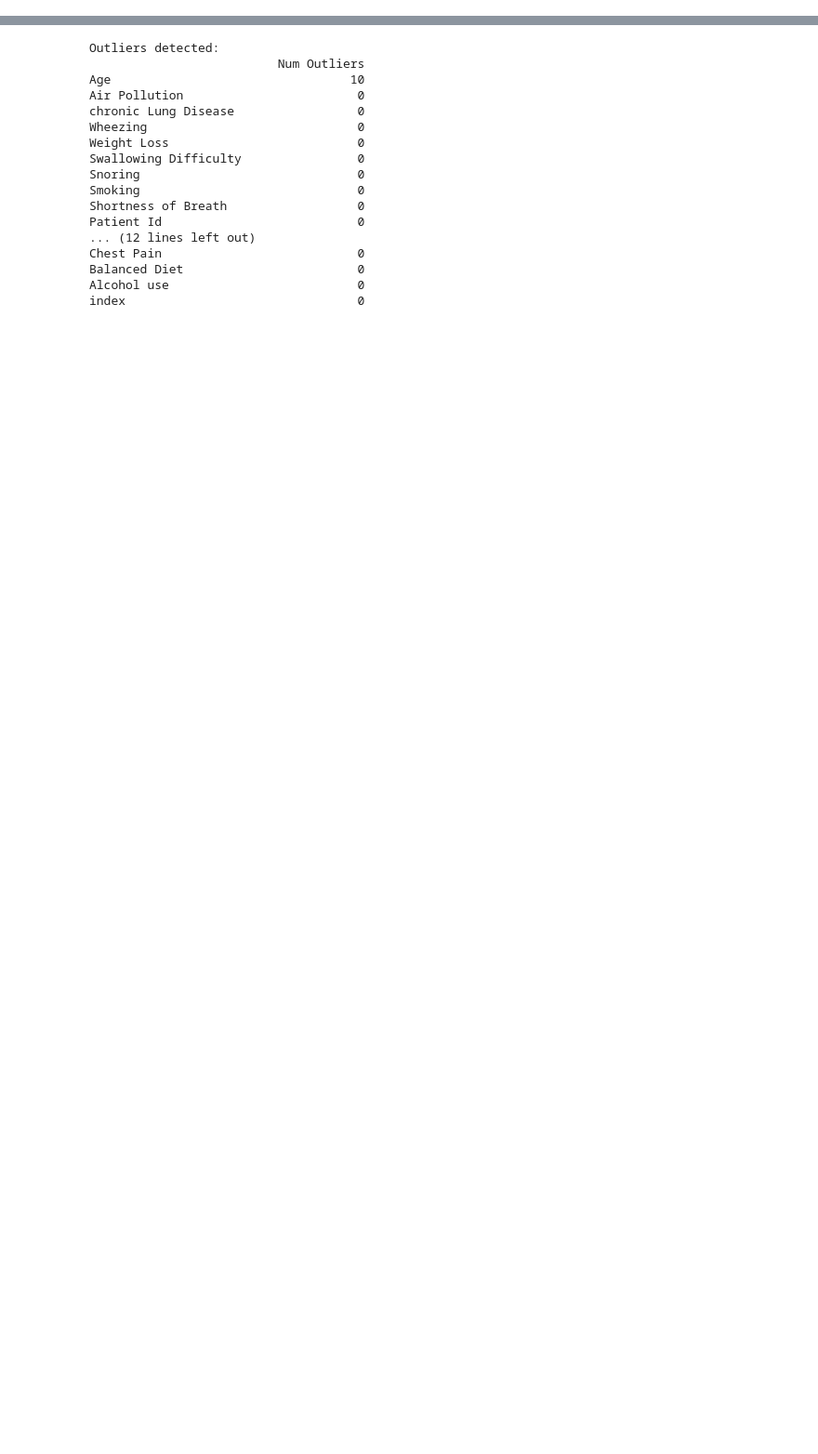
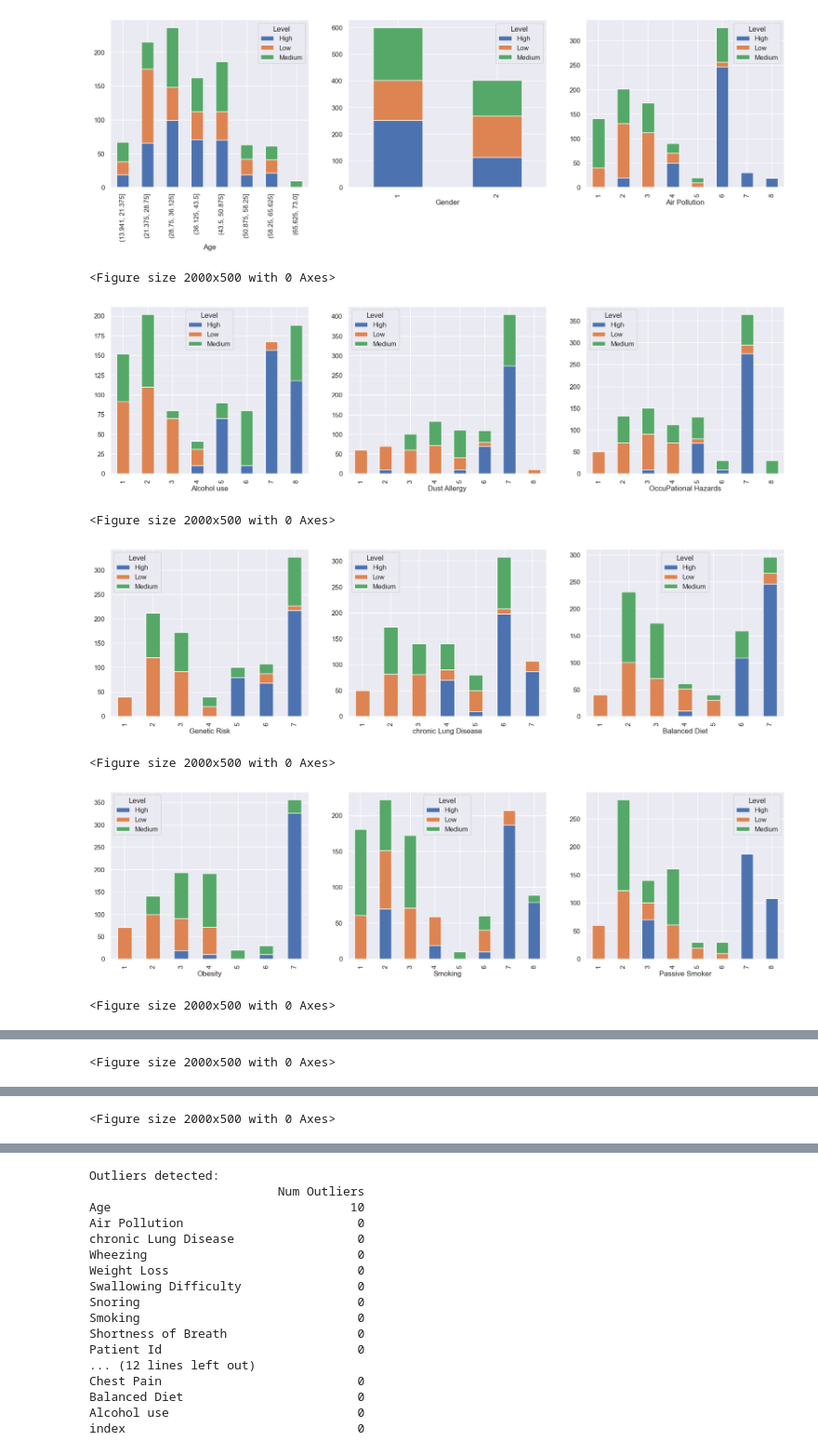
Before and after one commit to brysonbarth/DAAN_888_G5, a Jupyter notebook: DAAN_888_G5_Code.ipynb, the cells around one changed output, grey strips where cells are left out. Shown at 93% size. Saved outputs shown, nothing was run; the diff lists cells and outputs as text; code cells hidden in the pictures; blank space fills up the shorter version.

```diff
--- a/DAAN_888_G5_Code.ipynb
+++ b/DAAN_888_G5_Code.ipynb
@@ -104,0 +163,75 @@ See the caveats in the documentation: https://pandas.pydata.org/pandas-docs/stab
+# %%
+# Stacked Bar Charts Showing the distribution of Level
+binned_df = df.copy()
+binned_df['Age'] = pd.cut(binned_df['Age'], 8)
+sns.set(rc={'figure.figsize':(20,5)})
+fig, ax =plt.subplots(1,3)
+binned_df.groupby('Age')['Level'].value_counts().unstack().plot(kind='bar', stacked=True,ax=ax[0])
+binned_df.groupby('Gender')['Level'].value_counts().unstack().plot(kind='bar',stacked=True,ax=ax[1])
+binned_df.groupby('Air Pollution')['Level'].value_counts().unstack().plot(kind='bar',stacked=True, ax=ax[2])
+plt.show()
+plt.savefig('Graphs\StkBr_Age_Gender_Pollution.png')
+
+sns.set(rc={'figure.figsize':(20,5)})
+fig, ax =plt.subplots(1,3)
+binned_df.groupby('Alcohol use')['Level'].value_counts().unstack().plot(kind='bar', stacked=True,ax=ax[0])
+binned_df.groupby('Dust Allergy')['Level'].value_counts().unstack().plot(kind='bar',stacked=True,ax=ax[1])
+binned_df.groupby('OccuPational Hazards')['Level'].value_counts().unstack().plot(kind='bar',stacked=True, ax=ax[2])
+plt.show()
+plt.savefig('Graphs\StkBr_Alc_Dust_Hazards.png')
+
+sns.set(rc={'figure.figsize':(20,5)})
+fig, ax =plt.subplots(1,3)
+binned_df.groupby('Genetic Risk')['Level'].value_counts().unstack().plot(kind='bar', stacked=True,ax=ax[0])
+binned_df.groupby('chronic Lung Disease')['Level'].value_counts().unstack().plot(kind='bar',stacked=True,ax=ax[1])
+binned_df.groupby('Balanced Diet')['Level'].value_counts().unstack().plot(kind='bar',stacked=True, ax=ax[2])
+plt.show()
+plt.savefig('Graphs\StkBr_Genetic_Lung_Diet.png')
+
+sns.set(rc={'figure.figsize':(20,5)})
+fig, ax =plt.subplots(1,3)
+binned_df.groupby('Obesity')['Level'].value_counts().unstack().plot(kind='bar', stacked=True,ax=ax[0])
+binned_df.groupby('Smoking')['Level'].value_counts().unstack().plot(kind='bar',stacked=True,ax=ax[1])
+binned_df.groupby('Passive Smoker')['Level'].value_counts().unstack().plot(kind='bar',stacked=True, ax=ax[2])
+plt.show()
+plt.savefig('Graphs\StkBr_Obesity_Smoking_Passive.png')
+
+sns.set(rc={'figure.figsize':(20,5)})
+fig, ax =plt.subplots(1,3)
+binned_df.groupby('Chest Pain')['Level'].value_counts().unstack().plot(kind='bar', stacked=True,ax=ax[0])
+binned_df.groupby('Coughing of Blood')['Level'].value_counts().unstack().plot(kind='bar',stacked=True,ax=ax[1])
+binned_df.groupby('Fatigue')['Level'].value_counts().unstack().plot(kind='bar',stacked=True, ax=ax[2])
+plt.show()
+plt.savefig('Graphs\StkBr_Chest_Blood_Fatigue.png')
+
+sns.set(rc={'figure.figsize':(20,5)})
+fig, ax =plt.subplots(1,3)
+binned_df.groupby('Weight Loss')['Level'].value_counts().unstack().plot(kind='bar', stacked=True,ax=ax[0])
+binned_df.groupby('Shortness of Breath')['Level'].value_counts().unstack().plot(kind='bar',stacked=True,ax=ax[1])
+binned_df.groupby('Wheezing')['Level'].value_counts().unstack().plot(kind='bar',stacked=True, ax=ax[2])
+plt.show()
+plt.savefig('Graphs\StkBr_Weight_Breath_Wheezing.png')
+
+sns.set(rc={'figure.figsize':(20,5)})
+fig, ax =plt.subplots(1,3)
+binned_df.groupby('Swallowing Difficulty')['Level'].value_counts().unstack().plot(kind='bar', stacked=True,ax=ax[0])
+binned_df.groupby('Clubbing of Finger Nails')['Level'].value_counts().unstack().plot(kind='bar',stacked=True,ax=ax[1])
+binned_df.groupby('Frequent Cold')['Level'].value_counts().unstack().plot(kind='bar',stacked=True, ax=ax[2])
+plt.show()
+plt.savefig('Graphs\StkBr_Swallowing_Nails_Cold.png')
+
+sns.set(rc={'figure.figsize':(20,5)})
+fig, ax =plt.subplots(1,2)
+binned_df.groupby('Dry Cough')['Level'].value_counts().unstack().plot(kind='bar', stacked=True,ax=ax[0])
+binned_df.groupby('Snoring')['Level'].value_counts().unstack().plot(kind='bar',stacked=True,ax=ax[1])
+plt.show()
+plt.savefig('Graphs\StkBr_Cough_Snoring.png')
+# %% [output]
+[figure, added]
+<Figure size 2000x500 with 0 Axes>
+[figure, added]
+<Figure size 2000x500 with 0 Axes>
+[figure, added]
+<Figure size 2000x500 with 0 Axes>
+[figure, added]
+<Figure size 2000x500 with 0 Axes>
@@ -104,0 +239 @@ See the caveats in the documentation: https://pandas.pydata.org/pandas-docs/stab
+<Figure size 2000x500 with 0 Axes>
@@ -104,0 +241 @@ See the caveats in the documentation: https://pandas.pydata.org/pandas-docs/stab
+<Figure size 2000x500 with 0 Axes>
```
Also changed, not shown: parts of 13 cells of this notebook, 17 other files.
